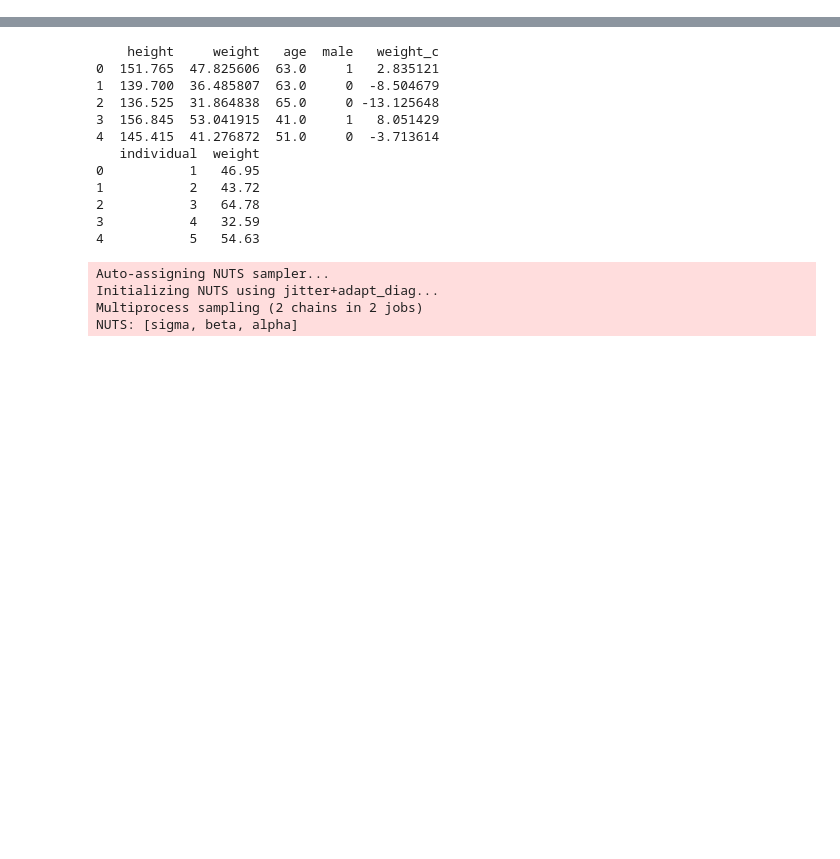
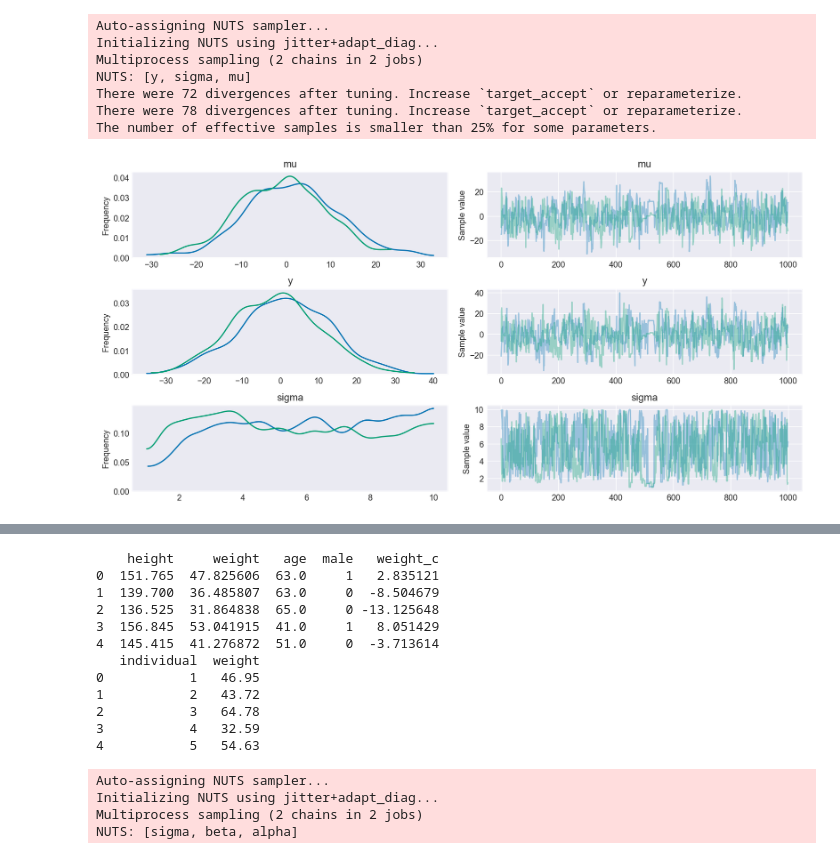
Before and after one commit to yangyu-1/statistical_rethinking_hw_pymc3, a Jupyter notebook: chapter_notebooks/chapter_4.ipynb, the cells around one changed output, grey strips where cells are left out. Cells and saved outputs as stored; diff of their text form; code cells hidden in the pictures; blank space fills up the shorter version.

```diff
--- a/chapter_notebooks/chapter_4.ipynb
+++ b/chapter_notebooks/chapter_4.ipynb
@@ -42,0 +48,19 @@ axes[2].hist(y, histtype='stepfilled', bins=50)
+# %%
+# 4M2
+# Since we're already using pymc3, we'll translate this into a pymc3 model
+with pm.Model() as m_4M2:
+    mu=pm.Normal('mu',mu=0,sd=10)
+    sigma=pm.Uniform('sigma',lower=0, upper=10)
+    y=pm.Normal('y',mu=mu,sd=sigma)
+    trace_4M2=pm.sample(1000,tune=1000)
+
+pm.traceplot(trace_4M2);
+# %% [output]
+Auto-assigning NUTS sampler...
+Initializing NUTS using jitter+adapt_diag...
+Multiprocess sampling (2 chains in 2 jobs)
+NUTS: [y, sigma, mu]
+There were 72 divergences after tuning. Increase `target_accept` or reparameterize.
+There were 78 divergences after tuning. Increase `target_accept` or reparameterize.
+The number of effective samples is smaller than 25% for some parameters.
+[figure, added]
```
Also changed, not shown: parts of 8 cells of this notebook.
